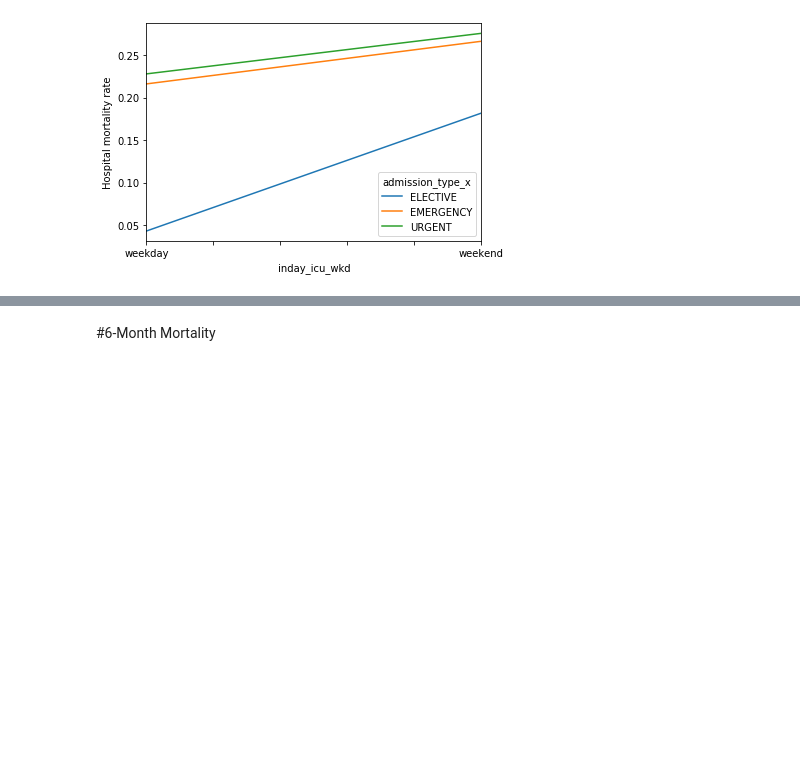
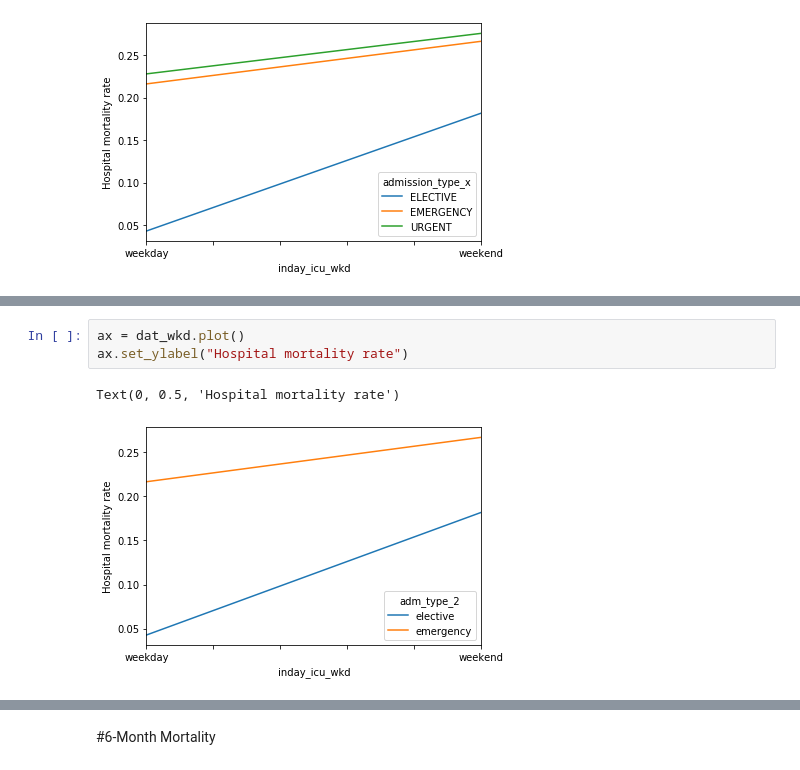
Before and after one commit to the-moose-machine/medical, a Jupyter notebook: WeekendStrokeMortality_accurate.ipynb, the cells around one changed output, grey strips where cells are left out. Saved outputs shown, nothing was run; the diff lists cells and outputs as text; blank space fills up the shorter version.

```diff
--- a/WeekendStrokeMortality_accurate.ipynb
+++ b/WeekendStrokeMortality_accurate.ipynb
@@ -548,0 +591,6 @@ Text(0, 0.5, 'Hospital mortality rate')
+# %%
+ax = dat_wkd.plot()
+ax.set_ylabel("Hospital mortality rate")
+# %% [output]
+Text(0, 0.5, 'Hospital mortality rate')
+[figure, added]
```
Also changed, not shown: parts of 15 cells of this notebook.
